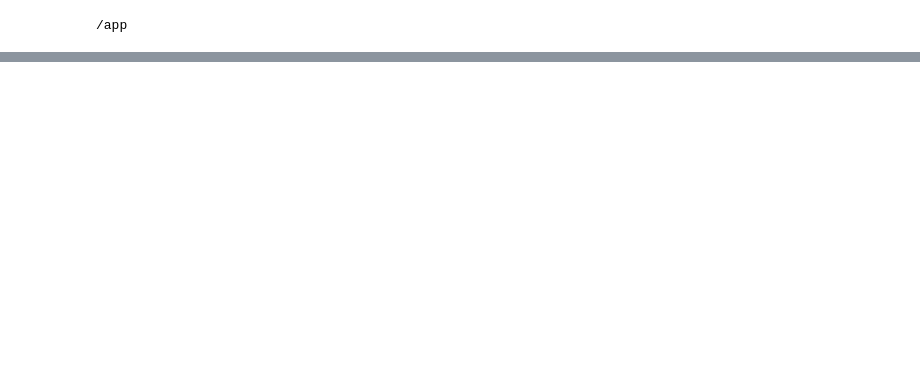
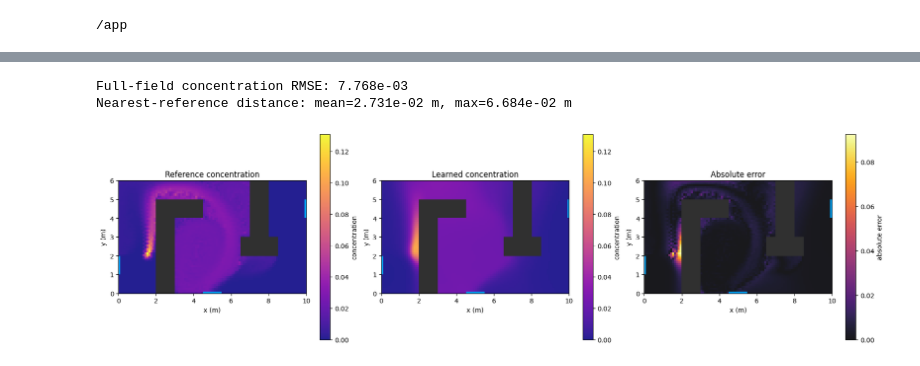
Before and after one commit to domaiii/PINN-estimator, a Jupyter notebook: examples/unknown_wind_source_estimation.ipynb, the cells around one changed output, grey strips where cells are left out. Saved outputs shown, nothing was run; the diff lists cells and outputs as text; code cells hidden in the pictures; blank space fills up the shorter version.

```diff
--- a/examples/unknown_wind_source_estimation.ipynb
+++ b/examples/unknown_wind_source_estimation.ipynb
@@ -241,0 +235,40 @@ Distance to truth: 3.0041637771599605
+# %%
+from scipy.spatial import cKDTree
+
+reference_gas = GasSampleSet.from_csv(f"{case_dir}/gas_gt1.5_2.0.csv")
+nearest_distance, nearest_index = cKDTree(reference_gas.positions).query(free_points)
+c_true_free = reference_gas.concentrations[nearest_index]
+c_error_free = np.abs(c_free - c_true_free)
+
+def free_field(values):
+    field = np.full(occupancy.occupancy.shape, np.nan)
+    field[occupancy.free_mask] = values
+    return field
+
+diagnostic_fields = (
+    free_field(c_true_free), free_field(c_free), free_field(c_error_free)
+)
+concentration_max = max(np.nanmax(diagnostic_fields[0]), np.nanmax(diagnostic_fields[1]))
+fig, axes = plt.subplots(1, 3, figsize=(17, 4.6), constrained_layout=True)
+for index, (ax, field, title) in enumerate(zip(
+    axes, diagnostic_fields,
+    ("Reference concentration", "Learned concentration", "Absolute error"),
+)):
+    occupancy.plot(ax=ax, title=title)
+    if ax.get_legend() is not None:
+        ax.get_legend().remove()
+    image = ax.imshow(
+        field, origin="lower", extent=extent,
+        cmap="inferno" if index == 2 else "plasma", vmin=0.0,
+        vmax=None if index == 2 else concentration_max,
+        interpolation="nearest", alpha=0.9, zorder=2,
+    )
+    fig.colorbar(image, ax=ax, label="absolute error" if index == 2 else "concentration")
+
+print(f"Full-field concentration RMSE: {np.sqrt(np.mean((c_free-c_true_free)**2)):.3e}")
+print(f"Nearest-reference distance: mean={nearest_distance.mean():.3e} m, max={nearest_distance.max():.3e} m")
+plt.show()
+# %% [output]
+Full-field concentration RMSE: 7.768e-03
+Nearest-reference distance: mean=2.731e-02 m, max=6.684e-02 m
+[figure, added]
```
Also changed, not shown: parts of 6 cells of this notebook, 5 other files.
